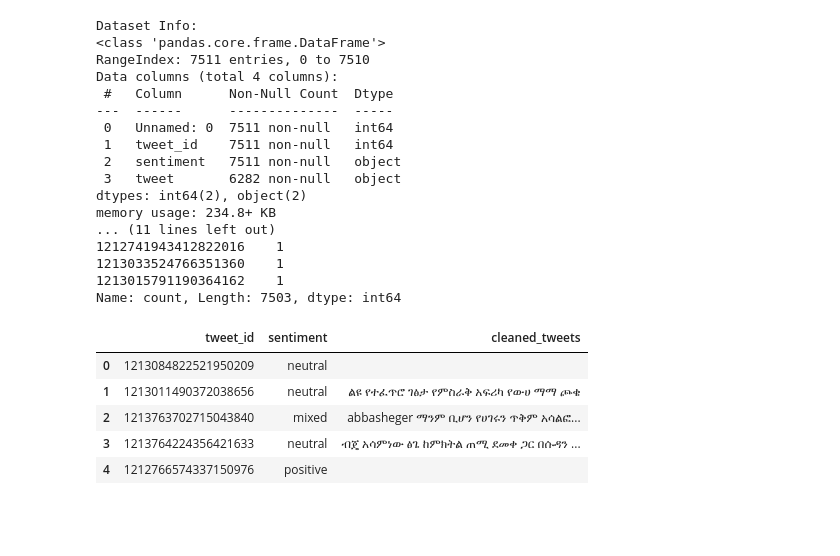
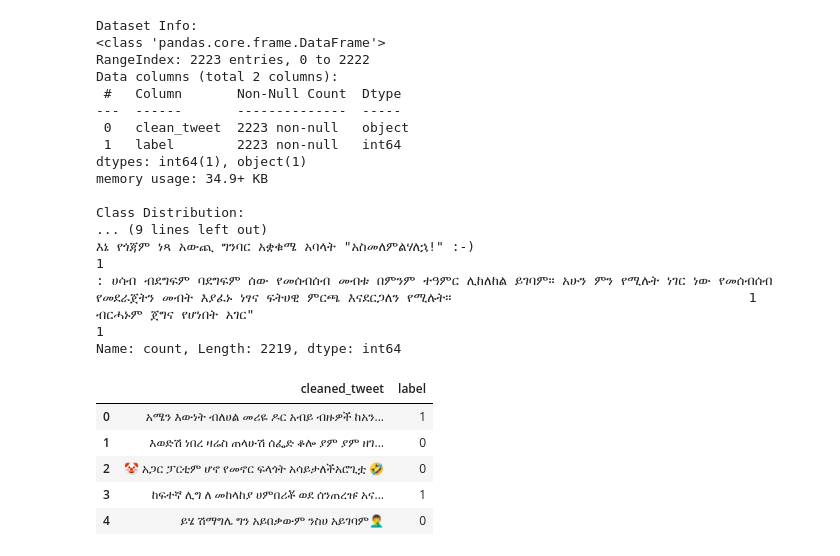
Before and after one commit to BytePhilosopher/Amharic-sentiment-analysis-with-feedback, a Jupyter notebook: notebooks/01_data_cleaning.ipynb, the cells around one changed output. Drawn from its saved outputs; the diff is of its cells as text; code cells hidden in the pictures; blank space fills up the shorter version.

```diff
--- a/notebooks/01_data_cleaning.ipynb
+++ b/notebooks/01_data_cleaning.ipynb
@@ -29,6 +29,8 @@ test_clean = clean_amharic_text("../data/processed/test.csv")
 # 01_data_cleaning.ipynb
 
 # --- 1. Imports ---
+%pip install matplotlib seaborn wordcloud
+
 import pandas as pd
 import matplotlib.pyplot as plt
 import seaborn as sns
@@ -41,6 +43,6 @@ sys.path.append(os.path.abspath(os.path.join(os.getcwd(), '..')))
 from utils.preprocessing import clean_amharic_text
 
 # --- 3. Load Dataset ---
-df = pd.read_csv("../data/raw/data_preprocess/train.csv")  # Adjust path/file if needed
+df = pd.read_csv("../data/raw/amharic_sentiment_train.csv")  # Adjust path/file if needed
 df.head()
 # %% [output]
@@ -56,36 +75,36 @@ print("Dataset Info:")
 df.info()
 
 print("\nClass Distribution:")
-print(df["tweet_id"].value_counts())
+print(df["clean_tweet"].value_counts())
 # %% [output]
 Dataset Info:
 <class 'pandas.core.frame.DataFrame'>
-RangeIndex: 7511 entries, 0 to 7510
-Data columns (total 4 columns):
- #   Column      Non-Null Count  Dtype
----  ------      --------------  -----
- 0   Unnamed: 0  7511 non-null   int64
- 1   tweet_id    7511 non-null   int64
- 2   sentiment   7511 non-null   object
- 3   tweet       6282 non-null   object
-dtypes: int64(2), object(2)
-memory usage: 234.8+ KB
-... (11 lines left out)
-1212741943412822016    1
-1213033524766351360    1
-1213015791190364162    1
-Name: count, Length: 7503, dtype: int64
+RangeIndex: 2223 entries, 0 to 2222
+Data columns (total 2 columns):
+ #   Column       Non-Null Count  Dtype
+---  ------       --------------  -----
+ 0   clean_tweet  2223 non-null   object
+ 1   label        2223 non-null   int64
+dtypes: int64(1), object(1)
+memory usage: 34.9+ KB
+
+Class Distribution:
+... (9 lines left out)
+እኔ የጎጃም ነጻ አውጪ ግንባር አቋቁሜ አባላት "አስመለምልሃለኋ!" :-)                                                                                                                   1
+: ሀሳብ ብደግፍም ባደግፍም ሰው የመሰብሰብ መብቱ በምንም ተዓምር ሊከለከል ይገባም። አሁን ምን የሚሉት ነገር ነው የመሰብሰብ የመደራጀትን መብት እያፈኑ ነፃና ፍትሀዊ ምርጫ እናደርጋለን የሚሉት።                                      1
+ብርሓኑም ጀግና የሆነበት አገር"                                                                                                                                             1
+Name: count, Length: 2219, dtype: int64
 # %%
 # --- 5. Add Cleaned Column ---
-df["cleaned_tweets"] = df["tweet"].fillna("").apply(clean_amharic_text)
-df[["tweet_id", "sentiment", "cleaned_tweets"]].head()
+df["cleaned_tweet"] = df["clean_tweet"].fillna("").apply(clean_amharic_text)
+df[["cleaned_tweet", "label"]].head()
 # %% [output]
-|  | tweet_id | sentiment | cleaned_tweets |
-| 0 | 1213084822521950209 | neutral |  |
-| 1 | 1213011490372038656 | neutral | ልዩ የተፈጥሮ ገፅታ የምስራቅ አፍሪካ የውሀ ማማ ጮቄ |
-| 2 | 1213763702715043840 | mixed | abbasheger ማንም ቢሆን የሀገሩን ጥቅም አሳልፎ... |
-| 3 | 1213764224356421633 | neutral | ብጄ አሳምነው ፅጌ ከምክትል ጠሚ ደመቀ ጋር በሱዳን ... |
-| 4 | 1212766574337150976 | positive |  |
+|  | cleaned_tweet | label |
+| 0 | አሜን እውነት ብለሀል መሪዬ ዶር አብይ ብዙዎች ከአን... | 1 |
+| 1 | እወድሽ ነበረ ዛሬስ ጠላሁሽ ሰፌድ ቆሎ ያም ያም ዘገ... | 0 |
+| 2 | 🤡 አጋር ፓርቲም ሆኖ የመኖር ፍላጎት አሳይታለችአሮጊቷ 🤣 | 0 |
+| 3 | ከፍተኛ ሊግ ለ መከላከያ ሀምበሪቾ ወደ ሰንጠረዡ አና... | 1 |
+| 4 | ይሄ ሽማግሌ ግን አይበቃውም ንስሀ አይገባም🤦‍♂️ | 0 |
 # %%
 # --- 6. Visualize Sentiment Distribution ---
 sns.set_style("whitegrid")
```
Also changed, not shown: parts of 7 cells of this notebook, 2 other files.
